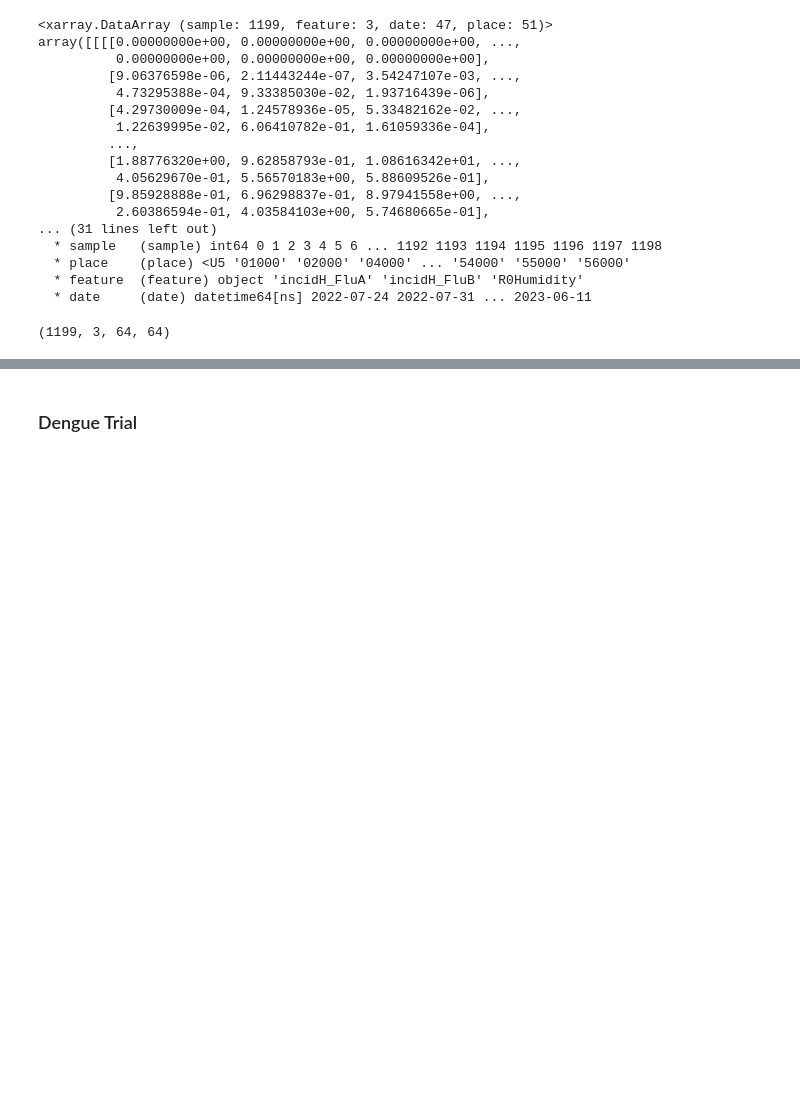
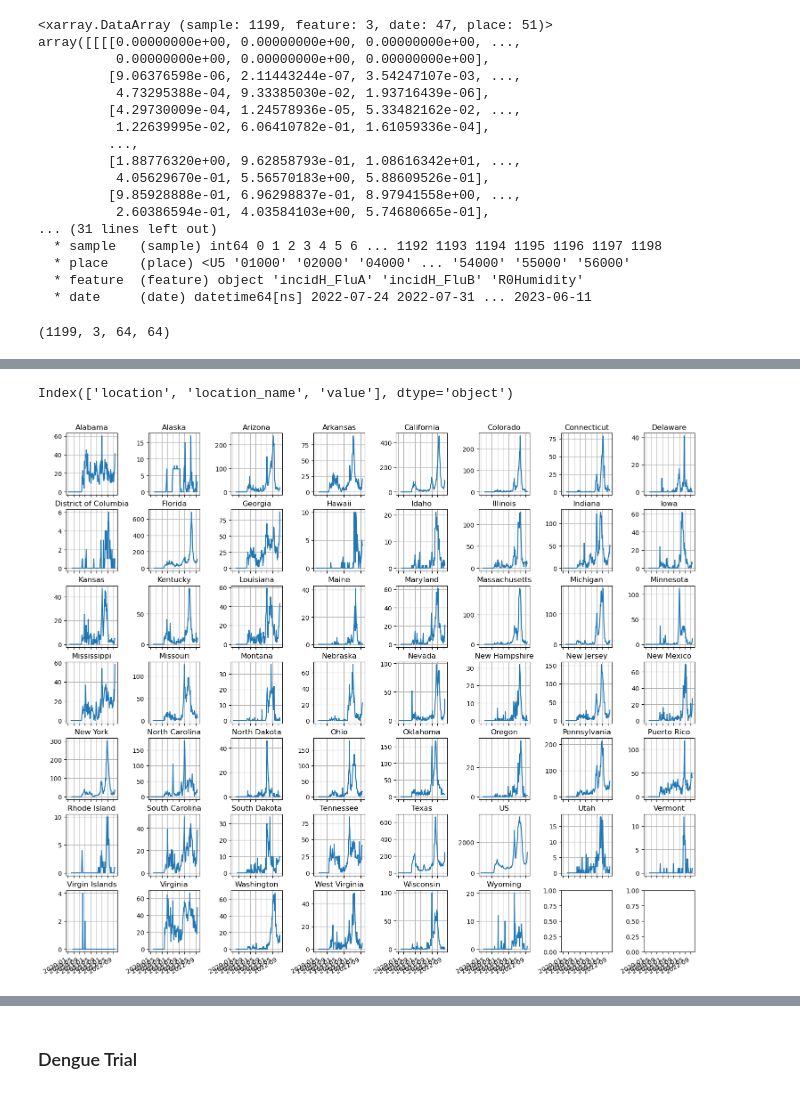
Before and after one commit to jcblemai/influpaint, a Jupyter notebook: synthetic_data.ipynb, the cells around one changed output, grey strips where cells are left out. Cells and saved outputs as stored; diff of their text form; code cells hidden in the pictures; blank space fills up the shorter version.

```diff
--- a/synthetic_data.ipynb
+++ b/synthetic_data.ipynb
@@ -154,0 +184,17 @@ full_xarr_w_padded.to_netcdf('datasets/from_csp_weekly_pad_4scn.nc')
+# %%
+hosp = pd.read_csv("Flusight-forecast-data/data-truth/truth-Incident Hospitalizations.csv", parse_dates=True, index_col='date')
+hosp.columns
+# %% [output]
+Index(['location', 'location_name', 'value'], dtype='object')
+# %%
+fig, axes = plt.subplots(7, 8, sharex=True, figsize=(15,15))
+hosp_piv  = hosp.pivot(columns='location_name', values='value')
+for idx, pl in enumerate(np.sort(hosp.location_name.unique())):
+    ax = axes.flat[idx]
+    ax.plot(hosp_piv[pl])
+    ax.set_title(pl)
+    ax.grid()
+fig.tight_layout()
+fig.autofmt_xdate()
+# %% [output]
+[figure, added]
```
Also changed, not shown: parts of 10 cells of this notebook.
